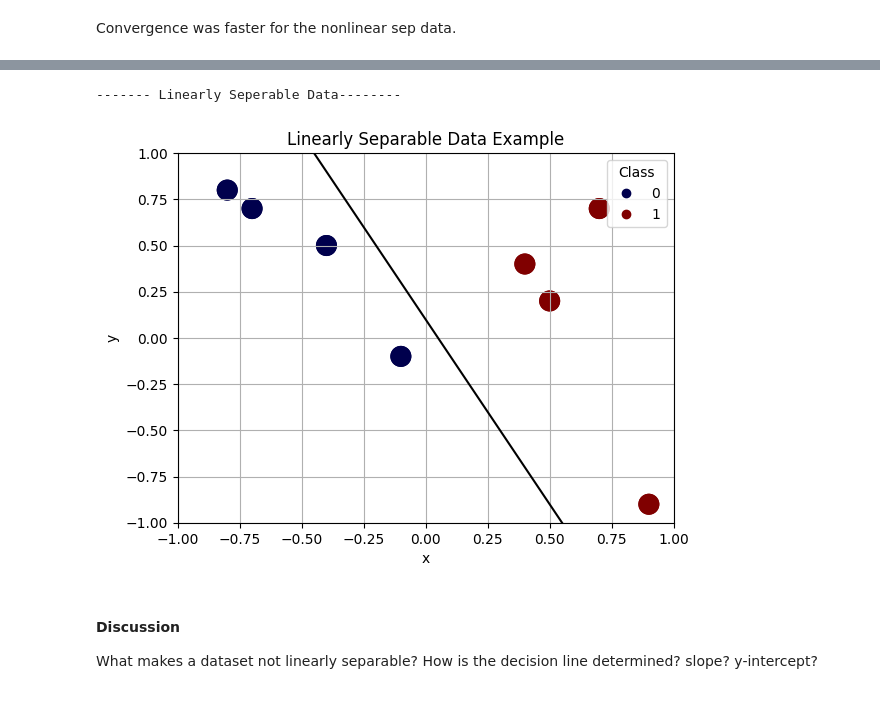
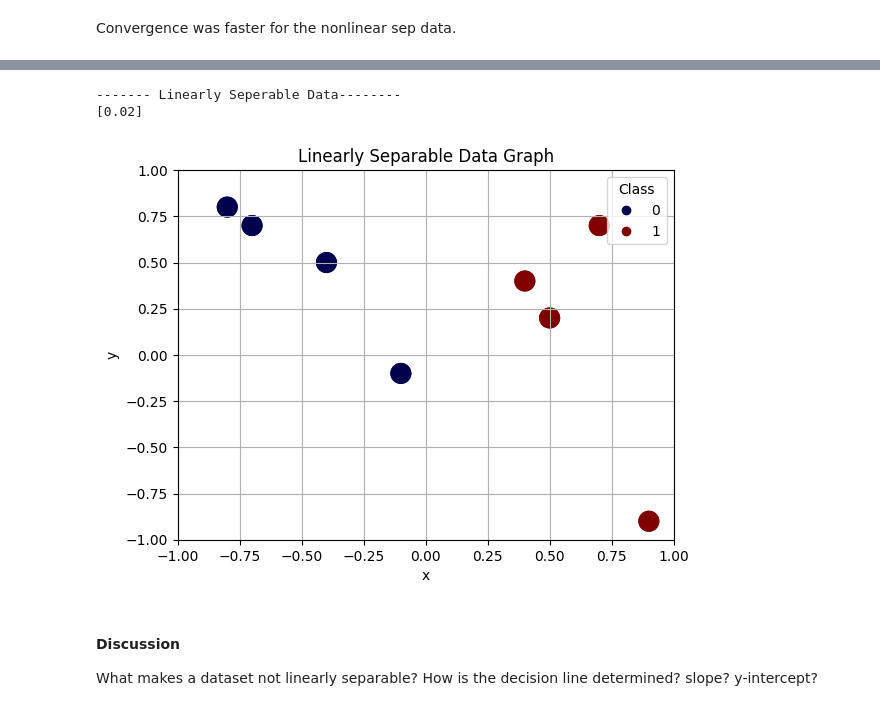
Before and after one commit to joansia9/Perceptron, a Jupyter notebook: Perceptron Lab.ipynb, the cells around one changed output, grey strips where cells are left out. Drawn from its saved outputs; the diff is of its cells as text; code cells hidden in the pictures.

```diff
--- a/Perceptron Lab.ipynb
+++ b/Perceptron Lab.ipynb
@@ -320,36 +320,48 @@ Convergence was faster for the nonlinear sep data.
 # %%
 # Sample Graph code, You can use any graphing approach you want including this one.
 # We encourage you to use matplotlib.
 import matplotlib.pyplot as plt
+from sklearn.linear_model import Perceptron
 
 print("------- Linearly Seperable Data--------")
 # The data in this example is made up.  You will use your real data.
 # Create a scatter plot of data
 plt.scatter(linearlySep_data[:, 0], linearlySep_data[:, 1], c=labels, s=200, cmap='seismic')
+
 # Set the limits for the axes (auto-scaled based on the data range)
 plt.xlim(-1, 1)
 plt.ylim(-1, 1)
 
 # Create a scatter plot of data
 scatter = plt.scatter(linearlySep_data[:,0], linearlySep_data[:,1], c = labels, s=200, cmap='seismic')
 legend = plt.legend(*scatter.legend_elements(num=1), title="Class", loc='upper right') # Legend
 
 # Plot the learned separator.  We just made up the slope and intercept for this example. You need to calculate
 # the correct slope and intercept using your learned weights and bias.
-xlist = np.linspace(-1.0, 1.0, 100) # create 100 evenly spaced points between -1 and 1 for the x axis
-ylist = np.linspace(-1.0, 1.0, 100) # create 100 evenly spaced points between -1 and 1 for the y axis
-slope = -2  # made up
-intercept = 0.1 # made up
-eq = slope*xlist + intercept
-plt.plot(xlist,  eq, '-k', )
+xlist = np.linspace(-1.0, 1.0, 100)
+ylist = np.linspace(-1.0, 1.0, 100)
+
+w1 = clf.coef_[0]
+w2 = clf.coef_[0]
+
+print(clf.coef_[0])
+
+slope = -w1 / w2
+#intercept = bias / w2
+#eq = slope*xlist + intercept
+
+#plot the points and the lind
+#plt.plot(xlis, eq, '-k', )
+
 plt.title('Linearly Separable Data Graph')
 plt.xlabel('x')
 plt.ylabel('y')
 plt.grid() # add grid lines
 plt.show() # show the plot
 # %% [output]
 ------- Linearly Seperable Data--------
+[0.02]
-[figure, old version]
+[figure, new version]
 # %%
 # Graph datasets and decision lines for both cases.
 # %% [markdown]
```
Also changed, not shown: parts of 1 cell of this notebook.
